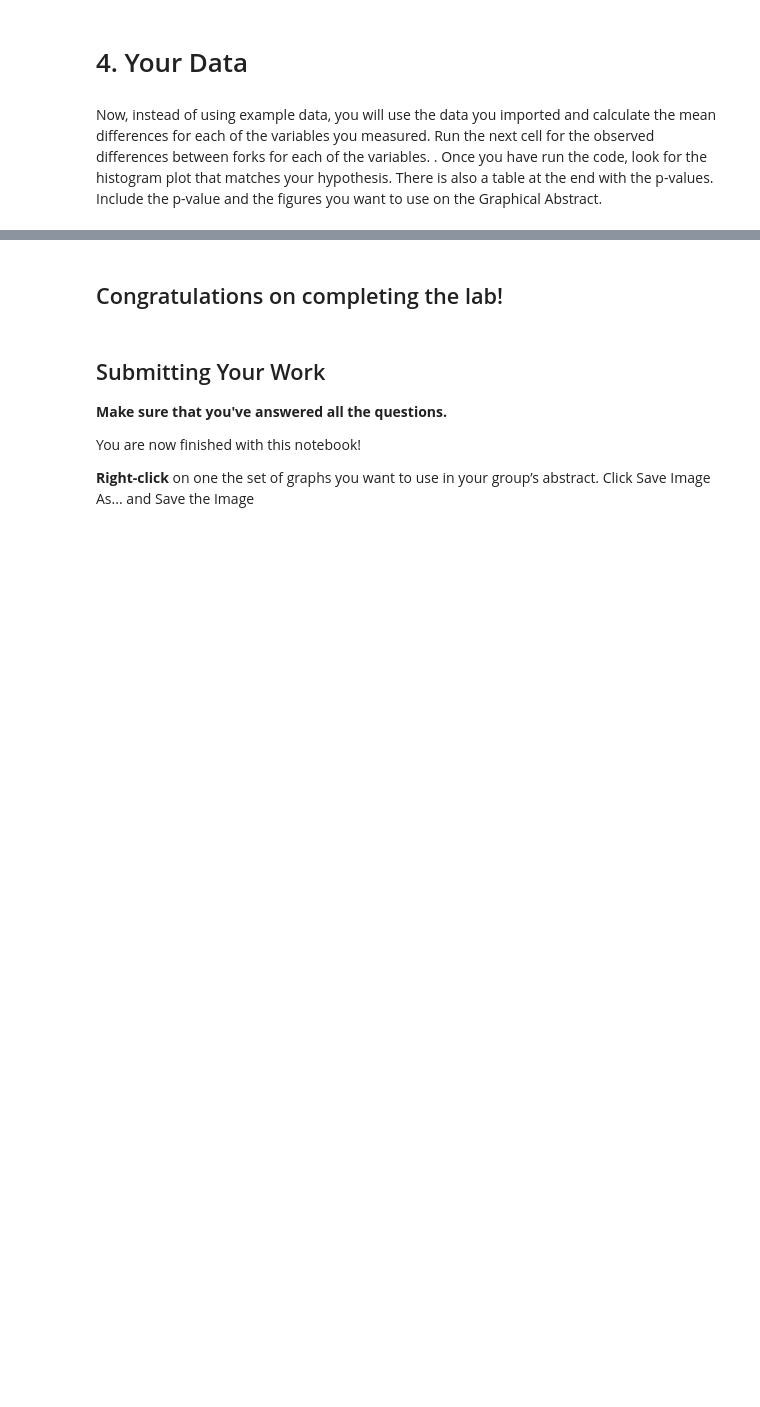
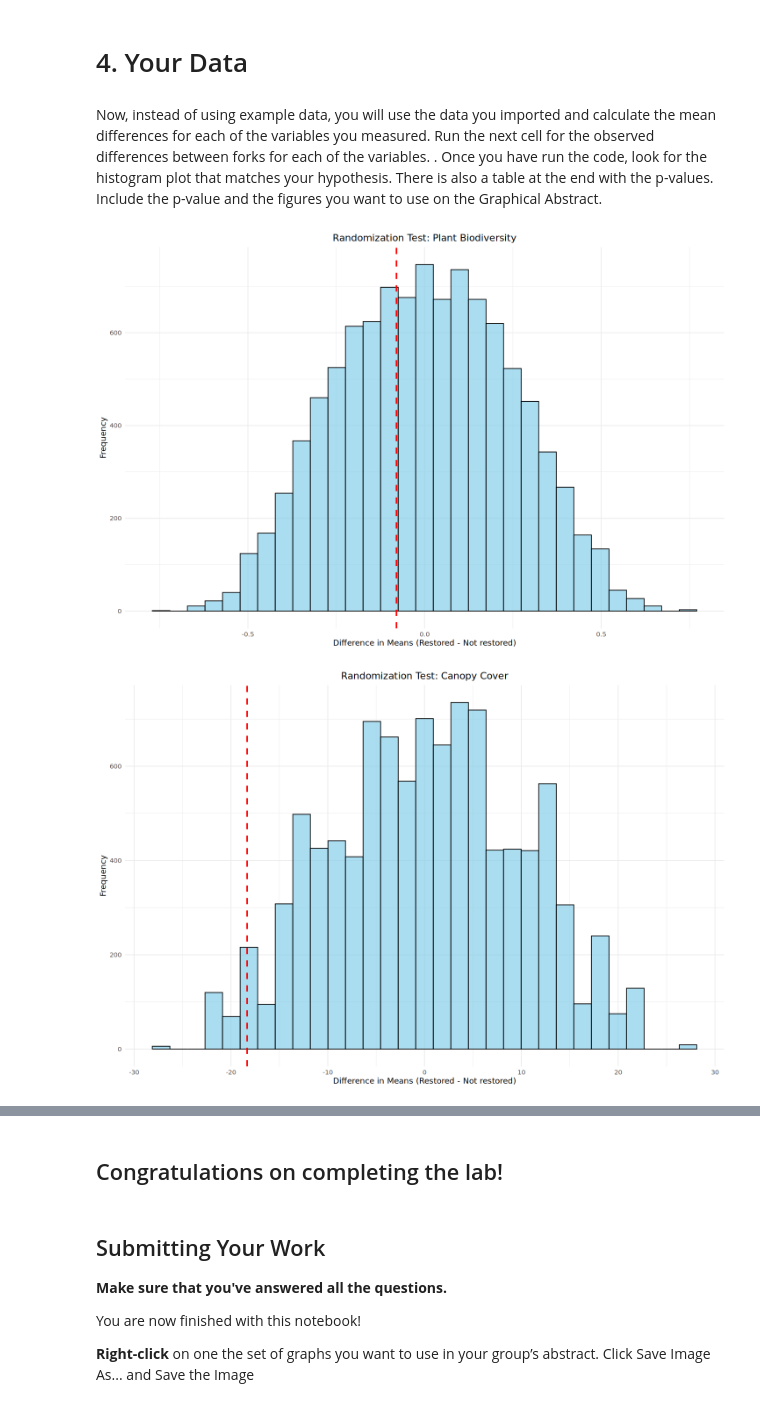
Before and after one commit to ds-modules/Bio-1B, a Jupyter notebook: Strawberry Creek/updated_straw_creek_lab_SU26.ipynb, the cells around one changed output, grey strips where cells are left out. Drawn from its saved outputs; the diff is of its cells as text; code cells hidden in the pictures; blank space fills up the shorter version.

```diff
--- a/Strawberry Creek/updated_straw_creek_lab_SU26.ipynb
+++ b/Strawberry Creek/updated_straw_creek_lab_SU26.ipynb
@@ -432,18 +601,21 @@ var = c(
   "Canopy Cover",
   "EC",
   "pH",
-  "Temp (C)",
+  "Probe Temp (C)",
+  "Thermometer Temp (C)",
   "Phosphate (ppm)",
   "Nitrate (ppm)",
   "Dissolved Oxygen (1mg/L)",
   "Coliform Bacteria CFUs/100mL",
-  "E.coli bacteria (CFUs/100mL)"
+  "E.coli bacteria (CFUs/100mL)",
+  "Velocity (m/s)",
+ "RipRam Overall Index"
 )
 
 # Chose your problem. NOTE: YOU MUST COMMENT OUT THE SELECTION YOU DO NOT WANT TO USE WITH A #
 
-problem = c("N/S")
-#problem = c("restoration")
+#problem = c("N/S")
+problem = c("restoration")
 
 # Find all column names that contain those variables
 varcols = intersect(var, names(straw_creek_data))
@@ -499,30 +671,33 @@ for (m in varcols) {
   }
 
   # Compute p-value
   p_val = mean(abs(rand_diffs) >= abs(obs_diff))
 
   # Store results
   results[results$Metric == m, c("Observed_Diff", "P_Value")] = c(obs_diff, p_val)
 
   # ggplot histogram
   perm_df = data.frame(Difference = rand_diffs)
 
   p = ggplot(perm_df, aes(x = Difference)) +
     geom_histogram(
       binwidth = diff(range(rand_diffs)) / 30,
       fill = "skyblue",
       color = "black",
       alpha = 0.7,
       na.rm = TRUE
     ) +
     geom_vline(xintercept = obs_diff, color = "red", linetype = "dashed", linewidth = 1) +
     labs(
       x = paste("Difference in Means", label),
       y = "Frequency",
       title = paste("Randomization Test:", m)
     ) +
     theme_minimal() +
     theme(plot.title = element_text(hjust = 0.5))
 
   print(p)
 }
+# %% [output]
+[figure, added]
+[figure, added]
```
Also changed, not shown: parts of 33 cells of this notebook.
